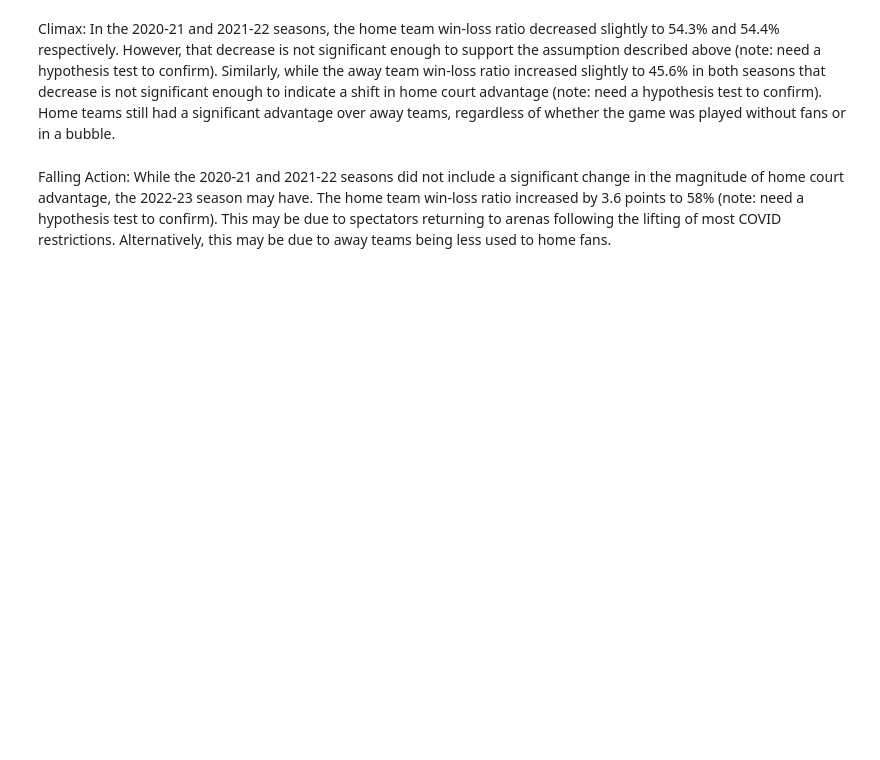
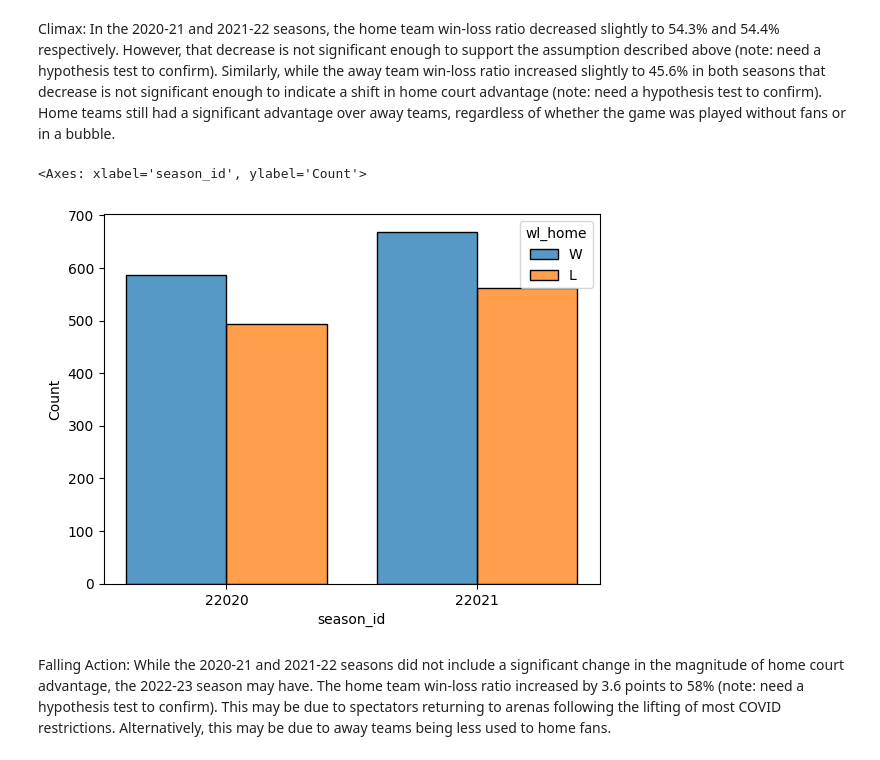
Before and after one commit to thezachdrake/UMD-INST627-Fall2024, a Jupyter notebook: inclass.ipynb, the cells around one changed output. Drawn from its saved outputs; the diff is of its cells as text; code cells hidden in the pictures; blank space fills up the shorter version.

```diff
--- a/inclass.ipynb
+++ b/inclass.ipynb
@@ -27,6 +27,13 @@ sns.histplot(data=covid_wl['wl_home'])
 [figure]
 # %% [markdown]
 Climax: In the 2020-21 and 2021-22 seasons, the home team win-loss ratio decreased slightly to 54.3% and 54.4% respectively. However, that decrease is not significant enough to support the assumption described above (note: need a hypothesis test to confirm). Similarly, while the away team win-loss ratio increased slightly to 45.6% in both seasons that decrease is not significant enough to indicate a shift in home court advantage (note: need a hypothesis test to confirm). Home teams still had a significant advantage over away teams, regardless of whether the game was played without fans or in a bubble.
+# %%
+covid_wl = pd.read_sql_query("SELECT game_id, wl_home, season_id FROM game WHERE season_id IN (22020, 22021)", con)
+
+sns.histplot(data=covid_wl, x='season_id', hue='wl_home', multiple='dodge', shrink=0.8)
+# %% [output]
+<Axes: xlabel='season_id', ylabel='Count'>
+[figure, added]
 # %% [markdown]
 Falling Action: While the 2020-21 and 2021-22 seasons did not include a significant change in the magnitude of home court advantage, the 2022-23 season may have. The home team win-loss ratio increased by 3.6 points to 58% (note: need a hypothesis test to confirm). This may be due to spectators returning to arenas following the lifting of most COVID restrictions. Alternatively, this may be due to away teams being less used to home fans.
 # %%
```
Also changed, not shown: parts of 4 cells of this notebook.
